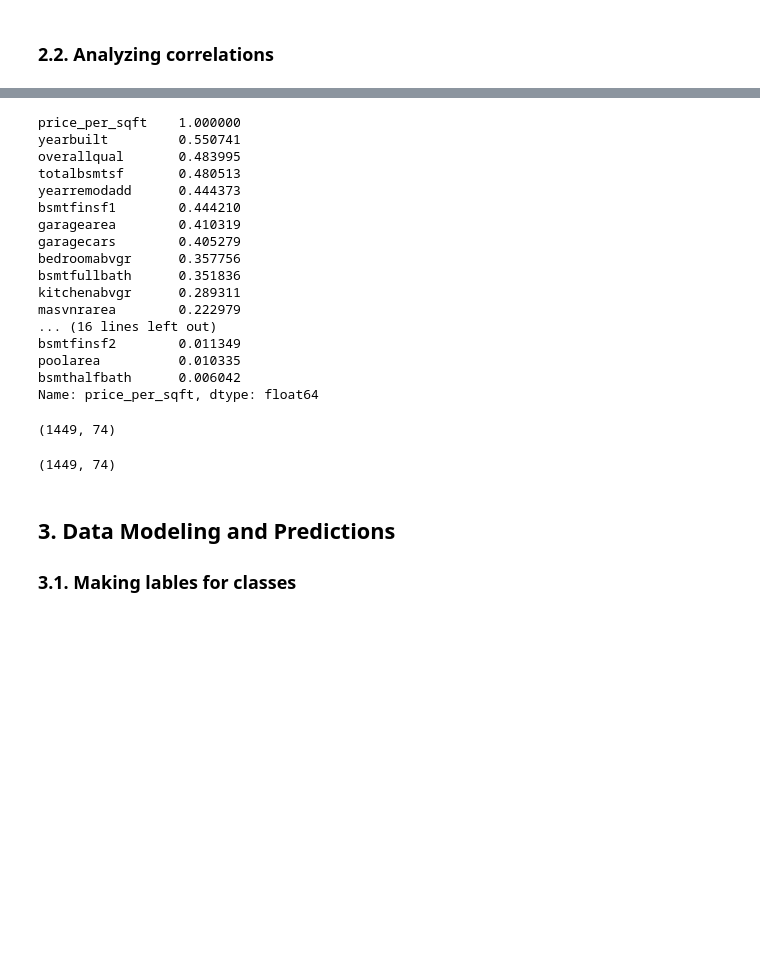
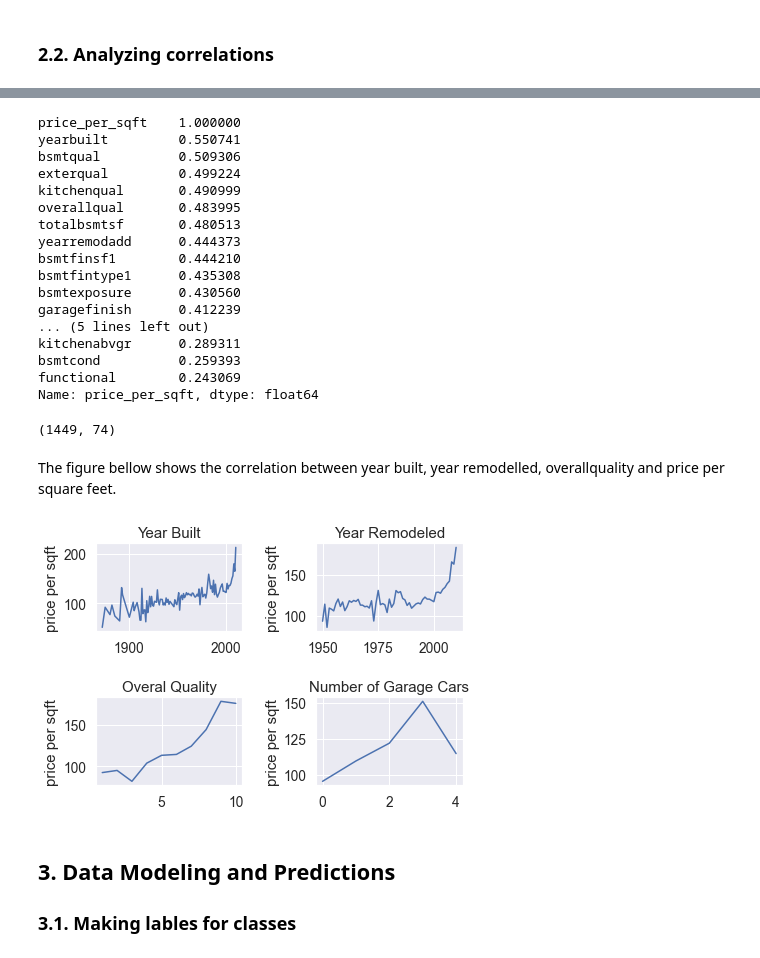
Before and after one commit to oscar-dif/ExamProject, a Jupyter notebook: house_prices.ipynb, the cells around one changed output, grey strips where cells are left out. Drawn from its saved outputs; the diff is of its cells as text; code cells hidden in the pictures; blank space fills up the shorter version.

```diff
--- a/house_prices.ipynb
+++ b/house_prices.ipynb
@@ -304,45 +394,84 @@ plt.show()
 # %%
 corrmat = df_clean.corr()
-np.absolute(corrmat['price_per_sqft']).sort_values(ascending=False)
+np.absolute(corrmat['price_per_sqft']).sort_values(ascending=False).head(20)
 # %% [output]
 price_per_sqft    1.000000
 yearbuilt         0.550741
+bsmtqual          0.509306
+exterqual         0.499224
+kitchenqual       0.490999
 overallqual       0.483995
 totalbsmtsf       0.480513
 yearremodadd      0.444373
 bsmtfinsf1        0.444210
-garagearea        0.410319
-garagecars        0.405279
-bedroomabvgr      0.357756
-bsmtfullbath      0.351836
+bsmtfintype1      0.435308
+bsmtexposure      0.430560
+garagefinish      0.412239
+... (5 lines left out)
 kitchenabvgr      0.289311
-masvnrarea        0.222979
-... (16 lines left out)
-bsmtfinsf2        0.011349
-poolarea          0.010335
-bsmthalfbath      0.006042
+bsmtcond          0.259393
+functional        0.243069
 Name: price_per_sqft, dtype: float64
 # %%
 #delete one of two high correlated features
-df_clean = df_clean.drop(['garagearea'], axis=1)
-df_clean.to_csv('visualizations.csv', index=False)
+to_remove = ['garagearea']
+df_clean = df_clean.drop(to_remove, axis=1)
+
+for i in to_remove:
+    if i in cat_cols:
+        cat_cols.remove(i)
+
 df_clean.shape
 # %% [output]
 (1449, 74)
 # %%
 #creating a low correlation group
+corrmat = df_clean.corr()
 corr = np.absolute(corrmat['price_per_sqft'])
 low_corr=corr.index[corr<0.3].tolist()
 df_clean.drop(low_corr, axis=1)
 
 #eliminating a low correlation group
 for i in low_corr:
-   if i in cat_cols:
+    if i in cat_cols:
        cat_cols.remove(i)
-
-df_clean.shape
-# %% [output]
-(1449, 74)
+# %% [markdown]
+The figure bellow shows the correlation between year built, year remodelled, overallquality and price per square feet.
+# %%
+dfgroupby_yearbuilt= df_clean.groupby("yearbuilt", as_index=False)["price_per_sqft"].mean()
+dfgroupby_yearremodad= df_clean.groupby("yearremodadd", as_index=False)["price_per_sqft"].mean()
+dfgroupby_overallqual= df_clean.groupby("overallqual", as_index=False)["price_per_sqft"].mean()
+dfgroupby_garagecars= df_clean.groupby("garagecars", as_index=False)["price_per_sqft"].mean()
+
+plt.figure(1)
+plt.subplot(221)
+plt.plot(dfgroupby_yearbuilt.yearbuilt, dfgroupby_yearbuilt.price_per_sqft)
+plt.title('Year Built')
+plt.ylabel('price per sqft')
+
+plt.figure(1)
+plt.subplot(222)
+plt.plot(dfgroupby_yearremodad.yearremodadd, dfgroupby_yearremodad.price_per_sqft)
+plt.title('Year Remodeled')
+plt.ylabel('price per sqft')
+
+plt.figure(1)
+plt.subplot(223)
+plt.plot(dfgroupby_overallqual.overallqual, dfgroupby_overallqual.price_per_sqft)
+plt.title('Overal Quality')
+plt.ylabel('price per sqft')
+
+plt.figure(1)
+plt.subplot(224)
+plt.plot(dfgroupby_garagecars.garagecars, dfgroupby_garagecars.price_per_sqft)
+plt.title('Number of Garage Cars')
+plt.ylabel('price per sqft')
+
+plt.subplots_adjust(top=0.92, bottom=0.08, left=0.10, right=0.95, hspace=0.75,
+                    wspace=0.50)
+plt.show()
+# %% [output]
+[figure, added]
 # %% [markdown]
 ## 3. Data Modeling and Predictions
 
```
Also changed, not shown: parts of 23 cells of this notebook, 2 other files.
